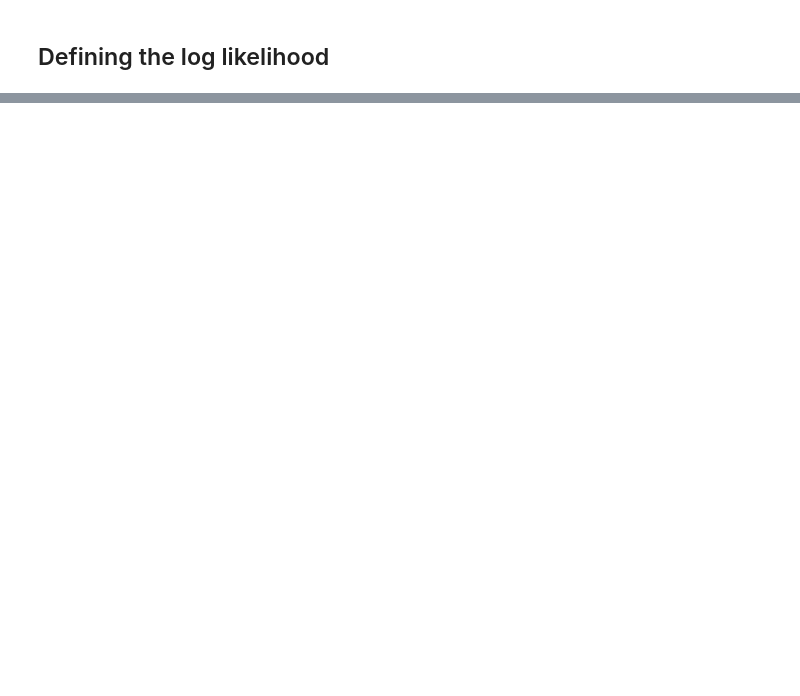
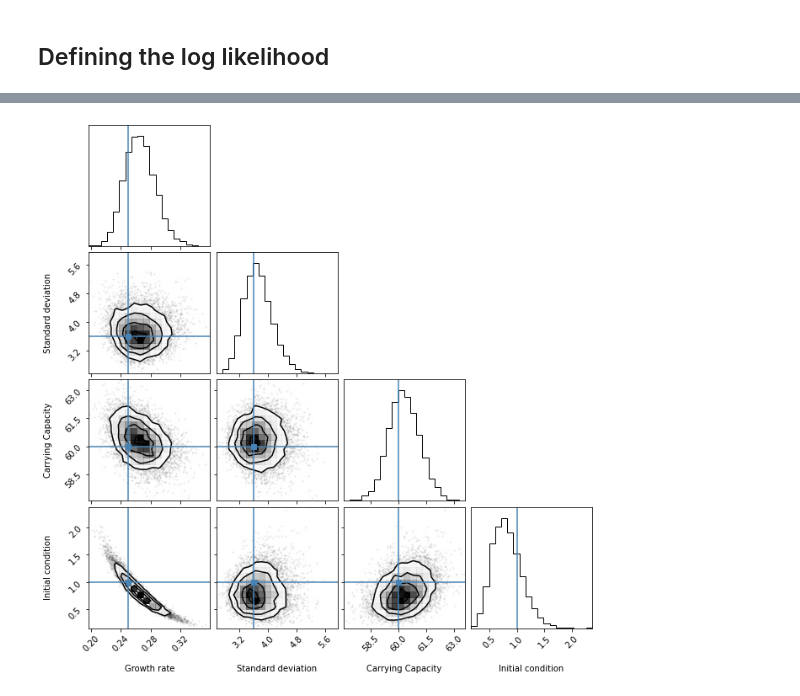
Before and after one commit to Ernesto-Lima/VeraoLNCC2021, a Jupyter notebook: day03_calibration.ipynb, the cells around one changed output, grey strips where cells are left out. Saved outputs shown, nothing was run; the diff lists cells and outputs as text; code cells hidden in the pictures; blank space fills up the shorter version.

```diff
--- a/day03_calibration.ipynb
+++ b/day03_calibration.ipynb
@@ -170,5 +178,7 @@ print(flat_samples.shape)
 # %%
-fig = corner.corner(flat_samples, labels=labels, truths=[true_growth, true_std, true_ic]);
+fig = corner.corner(flat_samples, labels=labels, truths=[true_growth, true_std, true_carry, true_ic]);
+# %% [output]
+[figure, added]
 # %%
 fig, ax = plt.subplots(dpi=120)
 inds = np.random.randint(len(flat_samples), size=100)
```
Also changed, not shown: parts of 16 cells of this notebook.
